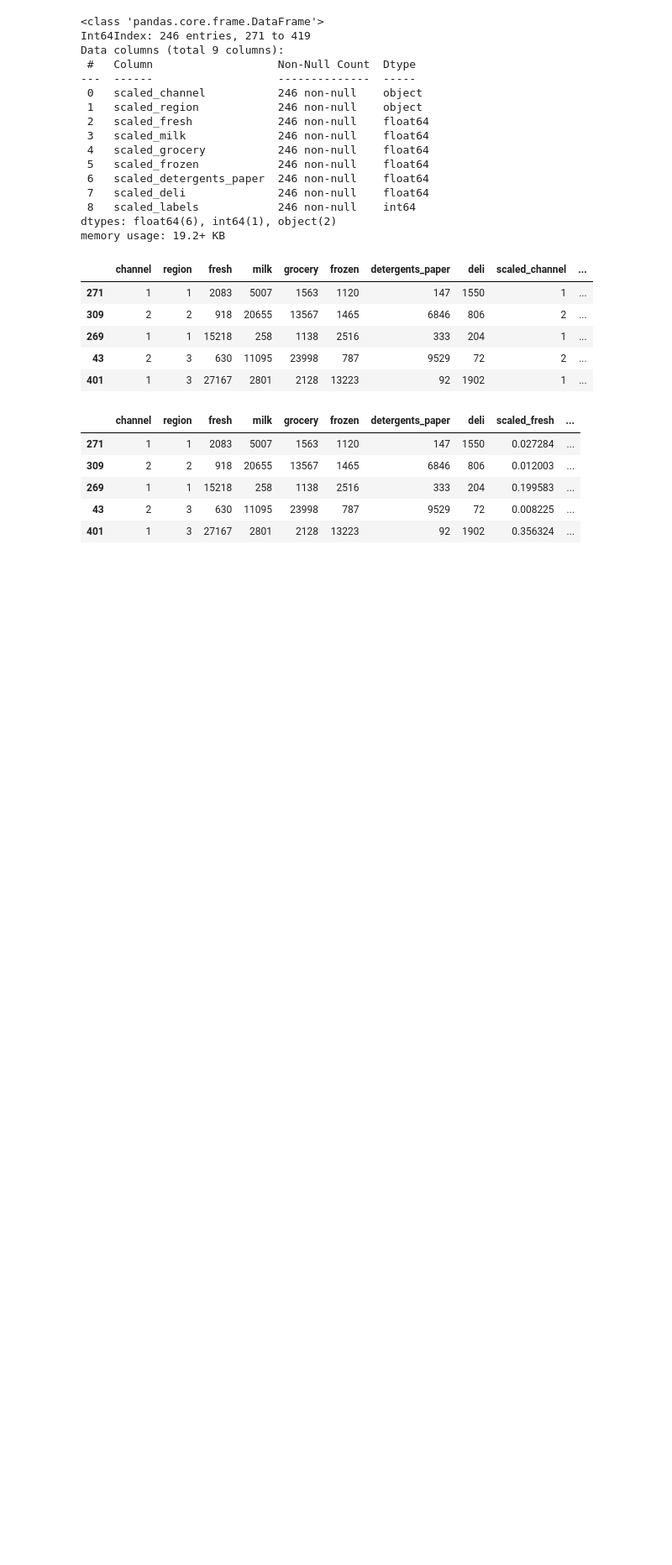
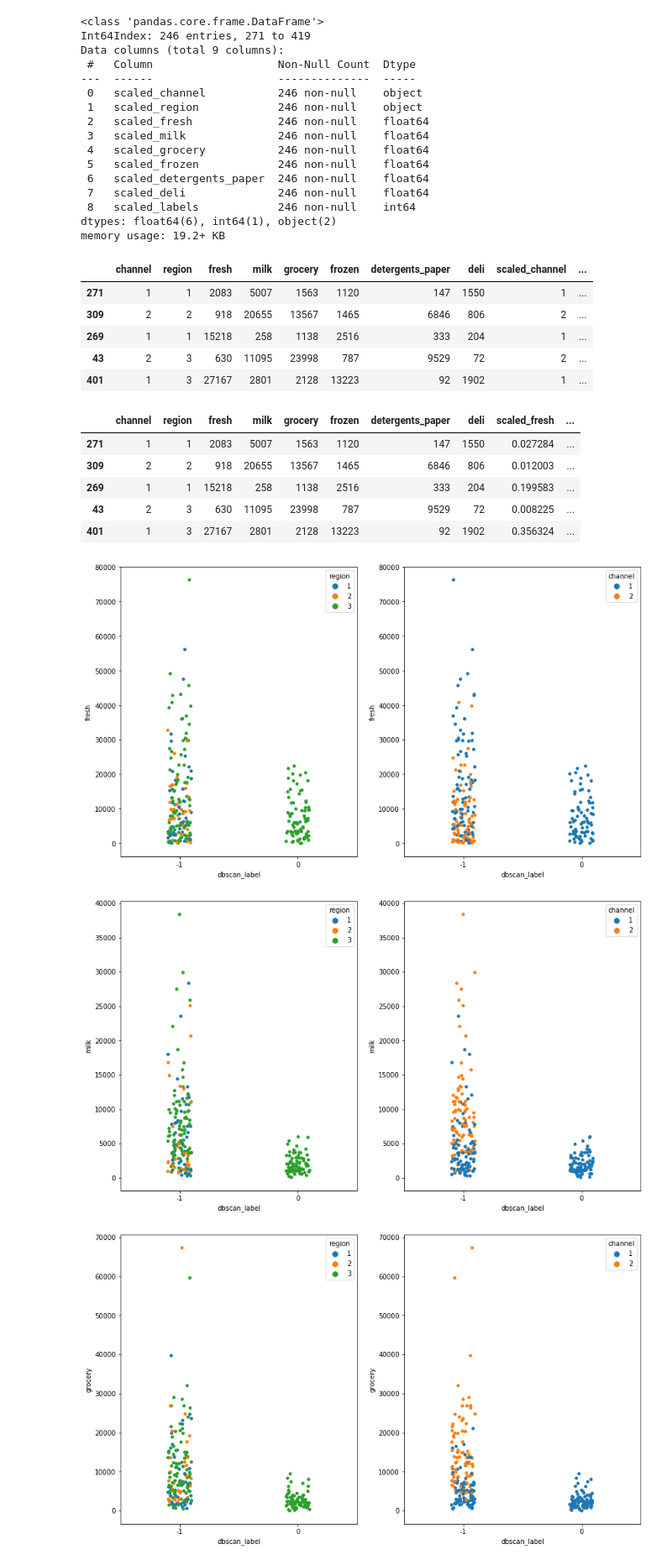
Before and after one commit to tarrencen/anomaly-detection-exercises, a Jupyter notebook: clustering_anomaly_detection.ipynb, the cells around one changed output. Shown at 84% size. Drawn from its saved outputs; the diff is of its cells as text; code cells hidden in the pictures; blank space fills up the shorter version.

```diff
--- a/clustering_anomaly_detection.ipynb
+++ b/clustering_anomaly_detection.ipynb
@@ -159,6 +183,14 @@ memory usage: 34.5 KB
 # %%
+# Wrangling
+
+# Change column names to lowercase
+grocery_df.columns = [col.lower() for col in grocery_df.columns]
+
 # Rename misspelled delicatessen column ("What is this delikhassen? Do they serve halal meats at this delikhassen?")
 grocery_df = grocery_df.rename(columns= {'delicassen': 'deli'})
-# Check column names
-grocery_df.columns
+
+# Final cleaning: drop customer_id column, cast channel and region columns as dtype 'object'
+grocery_df = grocery_df.drop(columns= ['customer_id'])
+grocery_df.channel = grocery_df.channel.astype('object')
+grocery_df.region = grocery_df.region.astype('object')
 # %% [output]
@@ -183,7 +199,0 @@ Name: region, dtype: int64
-# %%
-# Final cleaning: drop customer_id column, cast channel and region columns as dtype 'object'
-grocery_df = grocery_df.drop(columns= ['unnamed: 0', 'customer_id'])
-grocery_df.channel = grocery_df.channel.astype('object')
-grocery_df.region = grocery_df.region.astype('object')
-
-grocery_df.info()
@@ -305,3 +303,20 @@ g_train.head()
 | 269 | 1 | 1 | 15218 | 258 | 1138 | 2516 | 333 | 204 | 0.199583 | ... |
 | 43 | 2 | 3 | 630 | 11095 | 23998 | 787 | 9529 | 72 | 0.008225 | ... |
 | 401 | 1 | 3 | 27167 | 2801 | 2128 | 13223 | 92 | 1902 | 0.356324 | ... |
+# %%
+#Rename 'scaled_labels' column
+g_train = g_train.rename(columns= {'scaled_labels': 'dbscan_label'})
+#Cast dbscan_label dtype as 'object'
+g_train.dbscan_label = g_train.dbscan_label.astype('object')
+#Viz continuous variables against cluster labels
+for col in g_train.select_dtypes(include=(np.int64, np.float64)).columns:
+    plt.figure(figsize=(14,8))
+    plt.subplot(121)
+    sns.stripplot(data= g_train, x='dbscan_label', y=col, hue='region')
+    plt.subplot(122)
+    sns.stripplot(data= g_train, x='dbscan_label', y=col, hue='channel')
+    plt.show()
+# %% [output]
+[figure, added]
+[figure, added]
+[figure, added]
```
Also changed, not shown: parts of 30 cells of this notebook.
